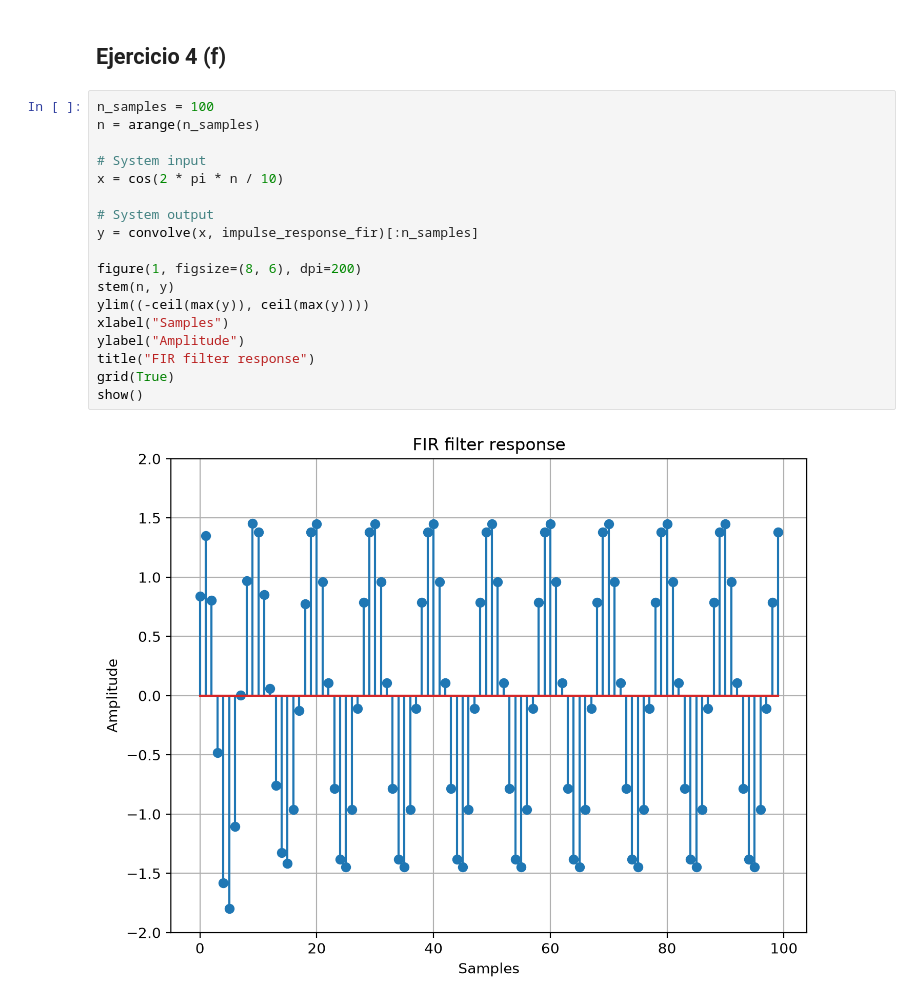
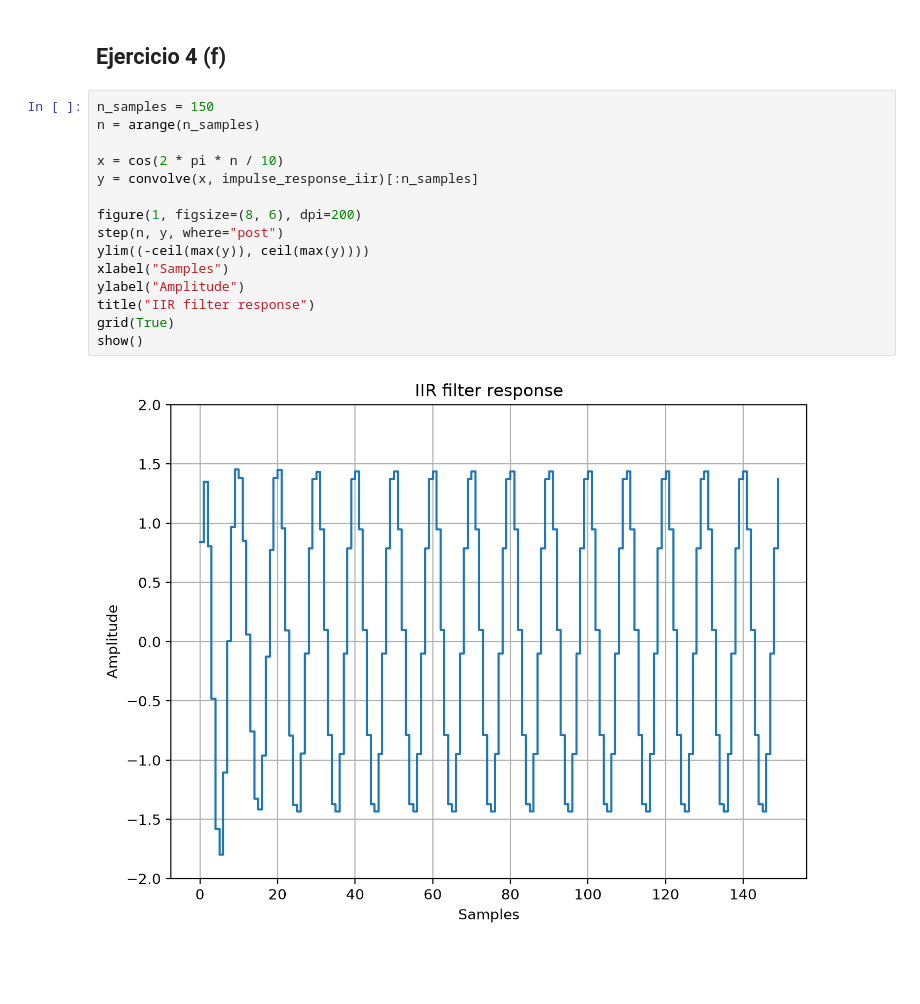
Before and after one commit to estanislaocrivos/digital-signal-processing-course, a Jupyter notebook: gp-01/ej-04.ipynb, the cells around one changed output. Cells and saved outputs as stored; diff of their text form; blank space fills up the shorter version.

```diff
--- a/gp-01/ej-04.ipynb
+++ b/gp-01/ej-04.ipynb
@@ -203,22 +236,19 @@ show()
 # %% [markdown]
 ## Ejercicio 4 (f)
 # %%
-n_samples = 100
+n_samples = 150
 n = arange(n_samples)
 
-# System input
 x = cos(2 * pi * n / 10)
-
-# System output
-y = convolve(x, impulse_response_fir)[:n_samples]
+y = convolve(x, impulse_response_iir)[:n_samples]
 
 figure(1, figsize=(8, 6), dpi=200)
-stem(n, y)
+step(n, y, where="post")
 ylim((-ceil(max(y)), ceil(max(y))))
 xlabel("Samples")
 ylabel("Amplitude")
-title("FIR filter response")
+title("IIR filter response")
 grid(True)
 show()
 # %% [output]
-[figure, old version]
+[figure, new version]
```
Also changed, not shown: parts of 6 cells of this notebook.
